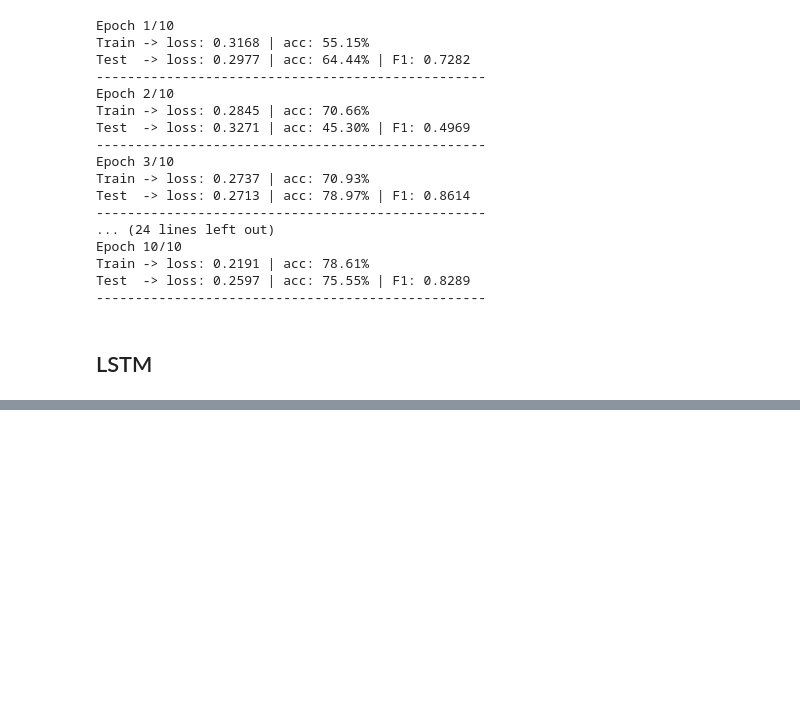
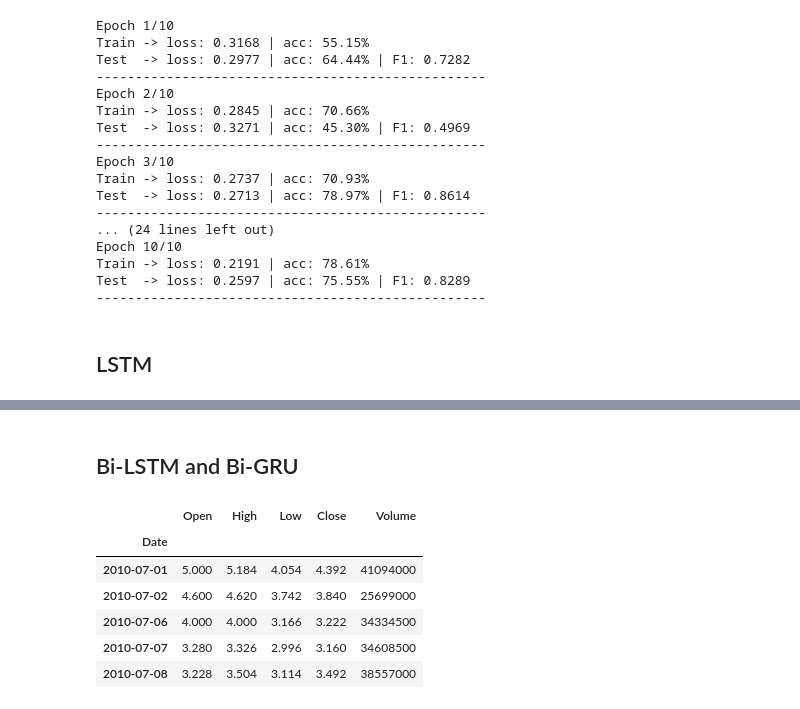
Before and after one commit to swayam279/AppStoneLab-AI-Intern, a Jupyter notebook: Pytorch/pytorch.ipynb, the cells around one changed output, grey strips where cells are left out. Cells and saved outputs as stored; diff of their text form; code cells hidden in the pictures; blank space fills up the shorter version.

```diff
--- a/Pytorch/pytorch.ipynb
+++ b/Pytorch/pytorch.ipynb
@@ -1270,0 +1552,18 @@ Test  -> loss: 0.2597 | acc: 75.55% | F1: 0.8289
+# %% [markdown]
+## Bi-LSTM and Bi-GRU
+# %%
+# Bidirectional LSTM
+
+df=pd.read_csv(r"D:\AppStoneLab\TensorFlow\Datasets\TSLA.csv")
+df['Date'] = pd.to_datetime(df['Date'])
+df.set_index('Date', inplace=True)
+df.drop('Adj Close', axis=1, inplace=True)
+df.head()
+# %% [output]
+|  | Open | High | Low | Close | Volume |
+| Date |  |  |  |  |  |
+| 2010-07-01 | 5.000 | 5.184 | 4.054 | 4.392 | 41094000 |
+| 2010-07-02 | 4.600 | 4.620 | 3.742 | 3.840 | 25699000 |
+| 2010-07-06 | 4.000 | 4.000 | 3.166 | 3.222 | 34334500 |
+| 2010-07-07 | 3.280 | 3.326 | 2.996 | 3.160 | 34608500 |
+| 2010-07-08 | 3.228 | 3.504 | 3.114 | 3.492 | 38557000 |
```
Also changed, not shown: parts of 40 cells of this notebook.
